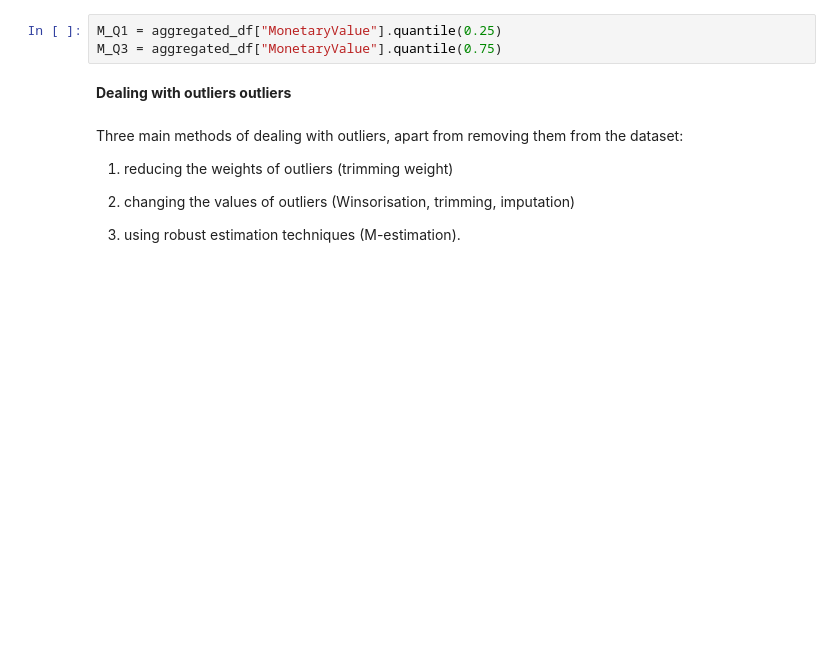
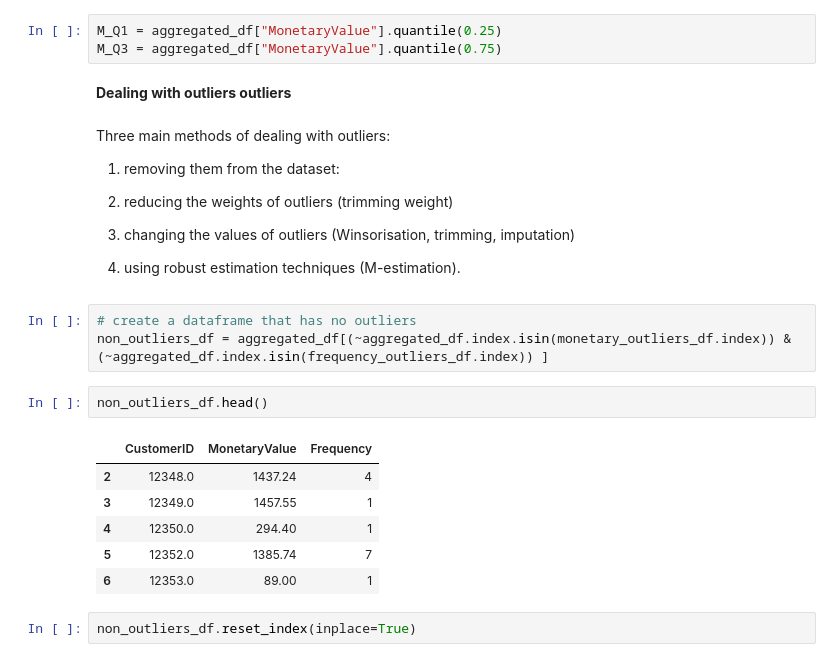
Before and after one commit to kamahTek/Machine-Learning, a Jupyter notebook: Unsupervised-Learning/Clustering/Online-Retail/index.ipynb, the cells around one changed output. Saved outputs shown, nothing was run; the diff lists cells and outputs as text; blank space fills up the shorter version.

```diff
--- a/Unsupervised-Learning/Clustering/Online-Retail/index.ipynb
+++ b/Unsupervised-Learning/Clustering/Online-Retail/index.ipynb
@@ -519,10 +538,26 @@ M_Q3 = aggregated_df["MonetaryValue"].quantile(0.75)
 # %% [markdown]
 **Dealing with outliers outliers**
 # %% [markdown]
-Three main methods of dealing with outliers, apart from removing them from the dataset:
+Three main methods of dealing with outliers:
+
+1) removing them from the dataset:
 
 1) reducing the weights of outliers (trimming weight)
 
 2) changing the values of outliers (Winsorisation, trimming, imputation)
 
 3) using robust estimation techniques (M-estimation).
+# %%
+# create a dataframe that has no outliers
+non_outliers_df = aggregated_df[(~aggregated_df.index.isin(monetary_outliers_df.index)) & (~aggregated_df.index.isin(frequency_outliers_df.index)) ]
+# %%
+non_outliers_df.head()
+# %% [output]
+|  | CustomerID | MonetaryValue | Frequency |
+| 2 | 12348.0 | 1437.24 | 4 |
+| 3 | 12349.0 | 1457.55 | 1 |
+| 4 | 12350.0 | 294.40 | 1 |
+| 5 | 12352.0 | 1385.74 | 7 |
+| 6 | 12353.0 | 89.00 | 1 |
+# %%
+non_outliers_df.reset_index(inplace=True)
```
Also changed, not shown: parts of 3 cells of this notebook.
